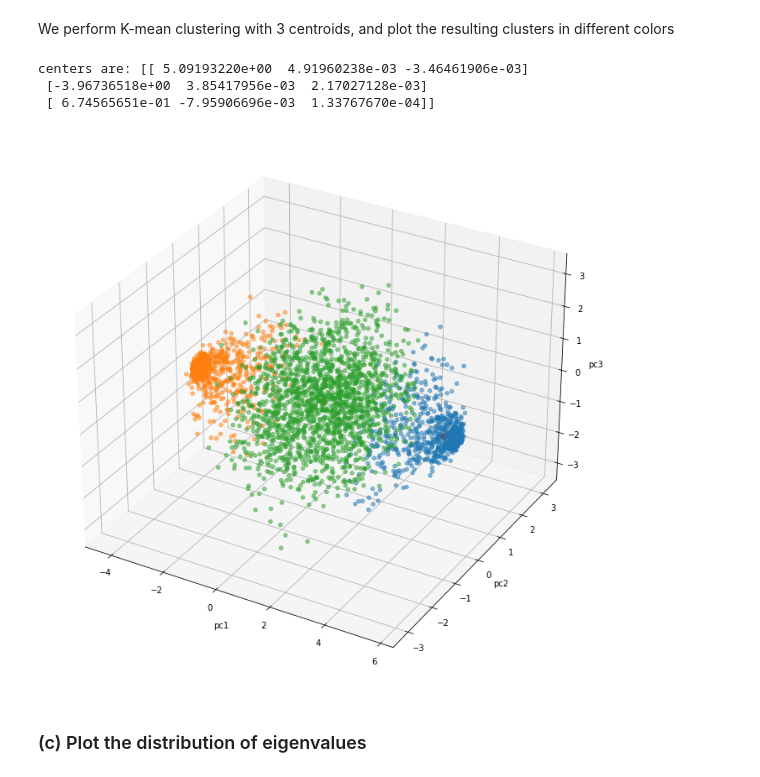
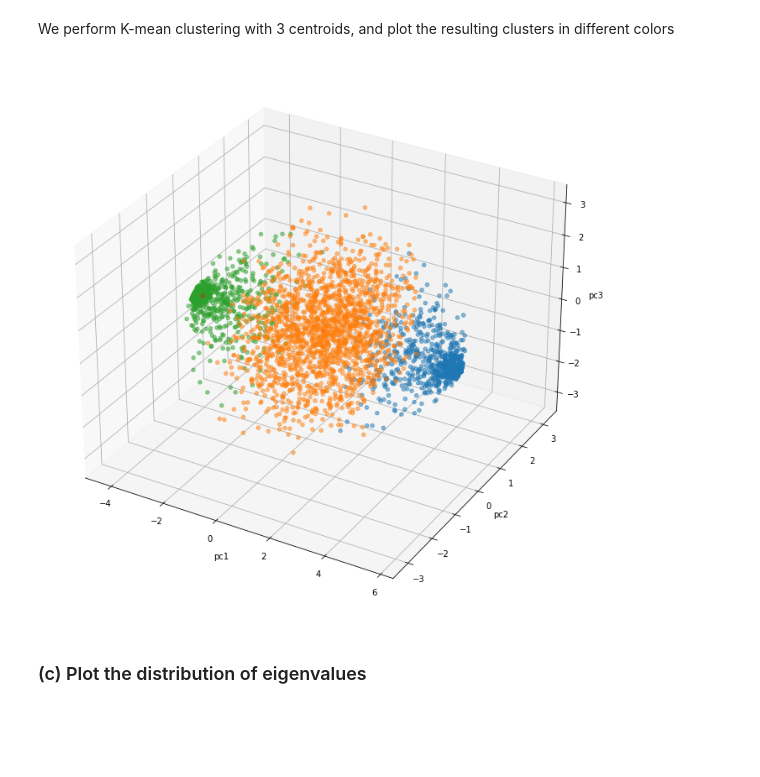
Before and after one commit to Marina17700/PHYS3151, a Jupyter notebook: HW4/hw4.ipynb, the cells around one changed output. Drawn from its saved outputs; the diff is of its cells as text; code cells hidden in the pictures; blank space fills up the shorter version.

```diff
--- a/HW4/hw4.ipynb
+++ b/HW4/hw4.ipynb
@@ -32,7 +38,16 @@ pc = pca.fit_transform(x)
+# %%
+def reduce_system(U, dimension):
+    U_reduced = U[:, :dimension]
+    reduced_vec = np.dot(z, U_reduced)
+    var = np.sum(sigma[:dimension])/np.sum(sigma[:])
+    return reduced_vec, var
 # %%
+reducevec, vari = reduce_system(U, 3)
+
 fig = plt.figure(figsize=(12, 12))
 ax = fig.add_subplot(projection='3d')
-p = ax.scatter(pc[:, 0], pc[:, 1], pc[:, 2], c=t, cmap="coolwarm")
+p = ax.scatter(reducevec[:, 0], reducevec[:, 1],
+               reducevec[:, 2], c=t, cmap="coolwarm")
 
 ax.set_xlabel('pc1')
 ax.set_ylabel('pc2')
@@ -49,31 +123,34 @@ We perform K-mean clustering with 3 centroids, and plot the resulting clusters i
+# %%
+import random
+K = 3
+a = random.sample(range(0, len(reducevec)-1), K)
+Centroids = np.zeros((K, 3))
+# print(a)
+for i in range(K):
+    Centroids[i, 0] = reducevec[a[i], 0]
+    Centroids[i, 1] = reducevec[a[i], 1]
+    Centroids[i, 2] = reducevec[a[i], 2]
+
+pc = reducevec.tolist()
+Centroids = Centroids.tolist()
+Centroids = pd.DataFrame(Centroids)
+
+principalComponents, Centroids = K_mean(pc, 3)
 # %%
-from sklearn.cluster import KMeans
-
-kmeans = KMeans(n_clusters=3, n_init='auto').fit(pc)
-centroids = kmeans.cluster_centers_
-print('centers are:', centroids)
-
-pc = pd.DataFrame(pc.tolist())
-pc.columns = ['pca1', 'pca2', 'pca3']
-pc["Cluster"] = kmeans.labels_
-
 fig = plt.figure(figsize=(12, 12))
 ax = fig.add_subplot(projection='3d')
 
-for k in range(3):
-    data = pc[pc["Cluster"] == k]
-    ax.scatter(data["pca1"], data["pca2"], data["pca3"], alpha=0.5)
+for k in range(K):
+    data = principalComponents[principalComponents["Cluster"] == k+1]
+    ax.scatter(data["pc1"], data["pc2"], data["pc3"], alpha=0.5)
 
-ax.scatter(centroids[:, 0], centroids[:, 1], centroids[:, 2], c='red', s=50)
+ax.scatter(Centroids["pc1"], Centroids["pc2"], Centroids["pc3"], c='red')
 ax.set_xlabel('pc1')
 ax.set_ylabel('pc2')
 ax.set_zlabel('pc3')
 plt.show()
 # %% [output]
-centers are: [[ 5.09193220e+00  4.91960238e-03 -3.46461906e-03]
- [-3.96736518e+00  3.85417956e-03  2.17027128e-03]
- [ 6.74565651e-01 -7.95906696e-03  1.33767670e-04]]
-[figure, old version]
+[figure, new version]
 # %% [markdown]
 ### (c) Plot the distribution of eigenvalues
 # %% [markdown]
```
Also changed, not shown: parts of 6 cells of this notebook, 3 other files.
